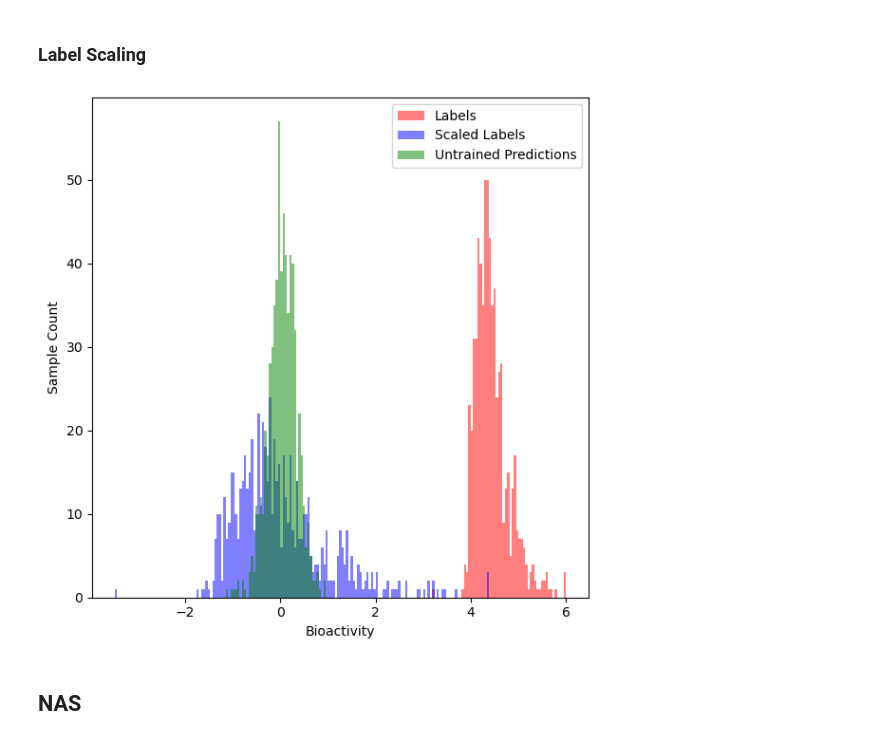
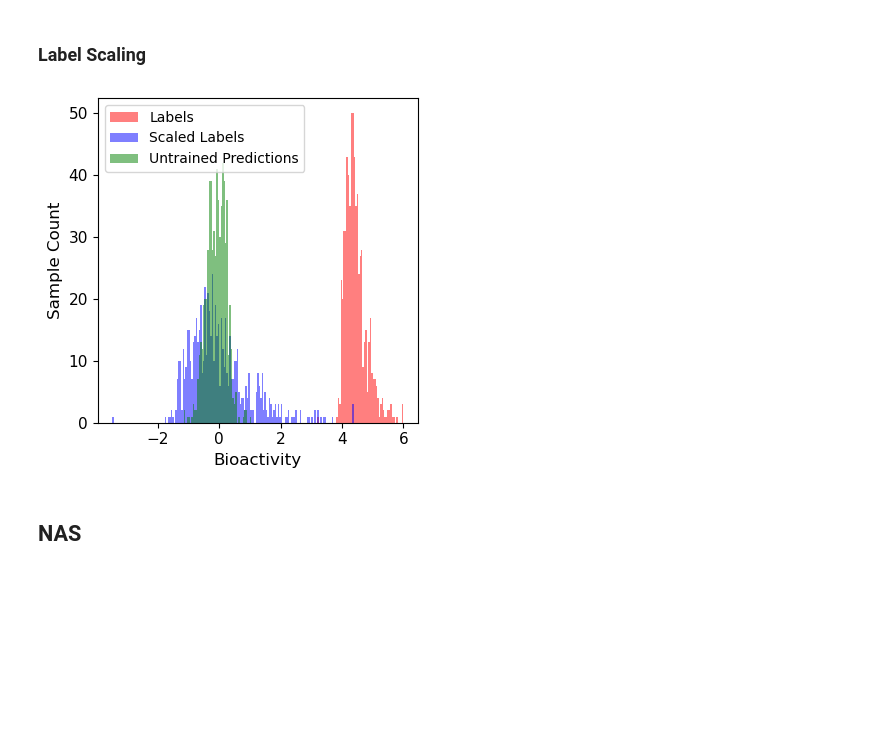
Before and after one commit to harryknighton/drug-discovery-automl, a Jupyter notebook: src/notebooks/evaluation.ipynb, the cells around one changed output. Cells and saved outputs as stored; diff of their text form; code cells hidden in the pictures; blank space fills up the shorter version.

```diff
--- a/src/notebooks/evaluation.ipynb
+++ b/src/notebooks/evaluation.ipynb
@@ -302,20 +323,21 @@ scaled_labels = label_scaler.transform(raw_dataset.data.y.reshape(1, -1))
 # %%
 bins = np.linspace(
     min(scaled_labels.min(), untrained_preds.min()),
     max(untrained_preds.max(), raw_dataset.data.y.max()),
     200
 )
-fig, ax = plt.subplots(figsize=(6, 6))
-ax.set_ylabel('Sample Count')
-ax.set_xlabel('Bioactivity')
+fig, ax = plt.subplots(figsize=(4, 4))
+ax.set_ylabel('Sample Count', fontsize=12)
+ax.set_xlabel('Bioactivity', fontsize=12)
+ax.tick_params(labelsize=11)
 ax.hist(raw_dataset.data.y, bins=bins, alpha=0.5, label='Labels', color='red')
 ax.hist(scaled_labels.flatten(), bins=bins, alpha=0.5, label='Scaled Labels', color='blue')
 ax.hist(untrained_preds.flatten(), bins=bins, alpha=0.5, label='Untrained Predictions', color='green')
 plt.legend(loc='best')
 fig.tight_layout()
 fig.savefig(config.FIGURES_DIR / 'label_scaling.png', bbox_inches='tight')
 # %% [output]
-[figure, old version]
+[figure, new version]
 # %% [markdown]
 ## NAS
 # %% [markdown]
```
Also changed, not shown: parts of 23 cells of this notebook.
